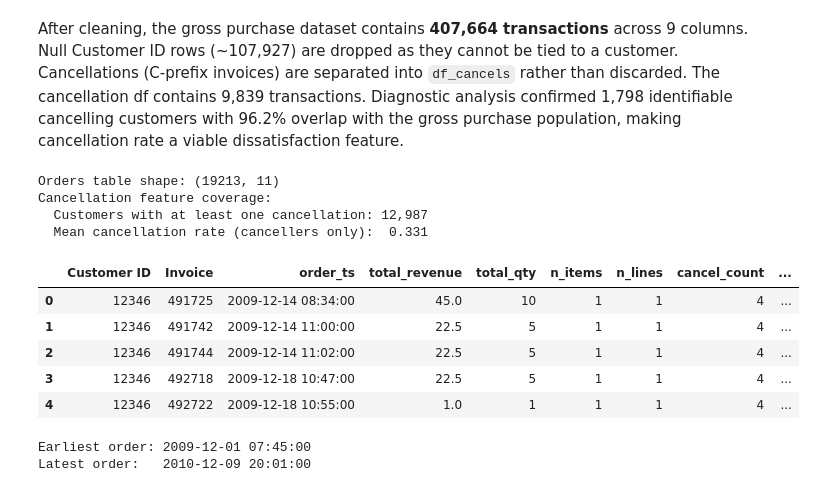
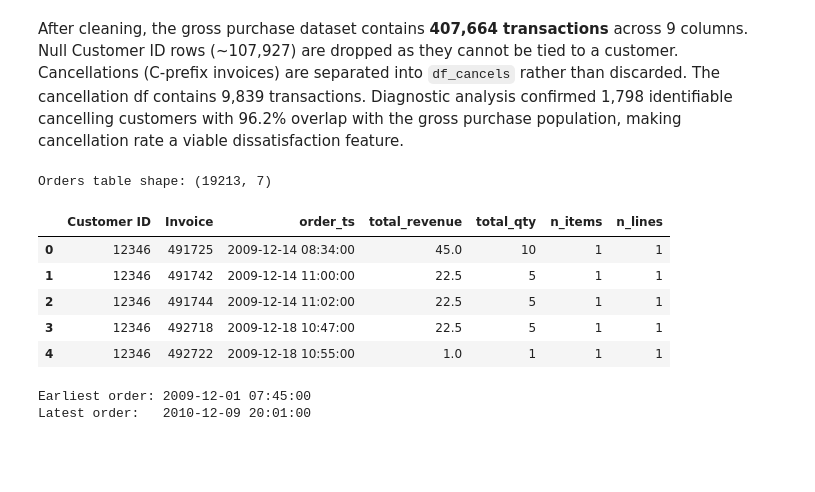
Before and after one commit to eugenefkim/engagement-risk-ml, a Jupyter notebook: notebooks/01_eda.ipynb, the cells around one changed output. Saved outputs shown, nothing was run; the diff lists cells and outputs as text; code cells hidden in the pictures; blank space fills up the shorter version.

Commit message:
feat: persist cancellations separately and remove static features from orders table

```diff
--- a/notebooks/01_eda.ipynb
+++ b/notebooks/01_eda.ipynb
@@ -173,8 +173,10 @@ df_clean["InvoiceDate"] = pd.to_datetime(df_clean["InvoiceDate"])
 # Separate cancellations (C-prefix invoice) from gross purchases
 is_cancellation = df_clean["Invoice"].str.startswith("C")
 
-df_purchases    = df_clean[~is_cancellation & (df_clean["Quantity"] > 0) & (df_clean["Price"] > 0)].copy()
-df_cancels      = df_clean[is_cancellation].copy()
+df_purchases = df_clean[~is_cancellation & (df_clean["Quantity"] > 0) & (df_clean["Price"] > 0)].copy()
+df_purchases["StockCode"] = df_purchases["StockCode"].astype(str)
+df_cancels = df_clean[is_cancellation].copy()
+df_cancels["StockCode"] = df_cancels["StockCode"].astype(str)
 
 # Revenue per line item (gross purchases)
 df_purchases["Revenue"] = df_purchases["Quantity"] * df_purchases["Price"]
@@ -197,73 +199,33 @@ making cancellation rate a viable dissatisfaction feature.
 # %%
 # ─────────────────────────────────────────────────────────────
 # Order-Level Table Construction
-# Aggregate gross purchases to one row per order, then join
-# per-customer cancellation features as dissatisfaction signals
+# Aggregate line-item transactions to one row per order,
+# computing total revenue, quantity, and item diversity
 # ─────────────────────────────────────────────────────────────
 
-# Gross purchase orders
 orders = (
     df_purchases
     .groupby(["Customer ID", "Invoice"])
     .agg(
         order_ts      =("InvoiceDate",  "min"),
         total_revenue =("Revenue",      "sum"),
         total_qty     =("Quantity",     "sum"),
         n_items       =("StockCode", "nunique"),
         n_lines       =("StockCode",   "size"),
     )
     .reset_index()
 )
 
-# Per-customer cancellation features
-cancel_features = (
-    df_cancels
-    .groupby("Customer ID")
-    .agg(
-        cancel_count        =("Invoice",  "nunique"),
-        total_cancel_value  =("Revenue",  "sum"),
-    )
-    .reset_index()
-)
-
-# Per-customer gross order count (for cancellation_rate denominator)
-order_counts = (
-    orders
-    .groupby("Customer ID")["Invoice"]
-    .nunique()
-    .reset_index()
-    .rename(columns={"Invoice": "gross_order_count"})
-)
-
-cancel_features = cancel_features.merge(order_counts, on="Customer ID", how="left")
-cancel_features["cancellation_rate"] = (
-    cancel_features["cancel_count"] / cancel_features["gross_order_count"]
-)
-
-# Join cancellation features onto orders table
-orders = orders.merge(cancel_features, on="Customer ID", how="left")
-
-# Customers with no cancellations get 0 for count/value, NaN rate → 0
-orders["cancel_count"]       = orders["cancel_count"].fillna(0).astype(int)
-orders["total_cancel_value"] = orders["total_cancel_value"].fillna(0)
-orders["cancellation_rate"]  = orders["cancellation_rate"].fillna(0)
-
 print("Orders table shape:", orders.shape)
-print("Cancellation feature coverage:")
-print(f"  Customers with at least one cancellation: {(orders['cancel_count'] > 0).sum():,}")
-print(f"  Mean cancellation rate (cancellers only):  {orders[orders['cancel_count'] > 0]['cancellation_rate'].mean():.3f}")
 orders.head()
 # %% [output]
-Orders table shape: (19213, 11)
-Cancellation feature coverage:
-  Customers with at least one cancellation: 12,987
-  Mean cancellation rate (cancellers only):  0.331
+Orders table shape: (19213, 7)
-|  | Customer ID | Invoice | order_ts | total_revenue | total_qty | n_items | n_lines | cancel_count | ... |
-| 0 | 12346 | 491725 | 2009-12-14 08:34:00 | 45.0 | 10 | 1 | 1 | 4 | ... |
-| 1 | 12346 | 491742 | 2009-12-14 11:00:00 | 22.5 | 5 | 1 | 1 | 4 | ... |
-| 2 | 12346 | 491744 | 2009-12-14 11:02:00 | 22.5 | 5 | 1 | 1 | 4 | ... |
-| 3 | 12346 | 492718 | 2009-12-18 10:47:00 | 22.5 | 5 | 1 | 1 | 4 | ... |
-| 4 | 12346 | 492722 | 2009-12-18 10:55:00 | 1.0 | 1 | 1 | 1 | 4 | ... |
+|  | Customer ID | Invoice | order_ts | total_revenue | total_qty | n_items | n_lines |
+| 0 | 12346 | 491725 | 2009-12-14 08:34:00 | 45.0 | 10 | 1 | 1 |
+| 1 | 12346 | 491742 | 2009-12-14 11:00:00 | 22.5 | 5 | 1 | 1 |
+| 2 | 12346 | 491744 | 2009-12-14 11:02:00 | 22.5 | 5 | 1 | 1 |
+| 3 | 12346 | 492718 | 2009-12-18 10:47:00 | 22.5 | 5 | 1 | 1 |
+| 4 | 12346 | 492722 | 2009-12-18 10:55:00 | 1.0 | 1 | 1 | 1 |
 # %%
 # ─────────────────────────────────────────────────────────────
 # Sanity Check — Date Range
```
Also changed, not shown: parts of 1 cell of this notebook.
